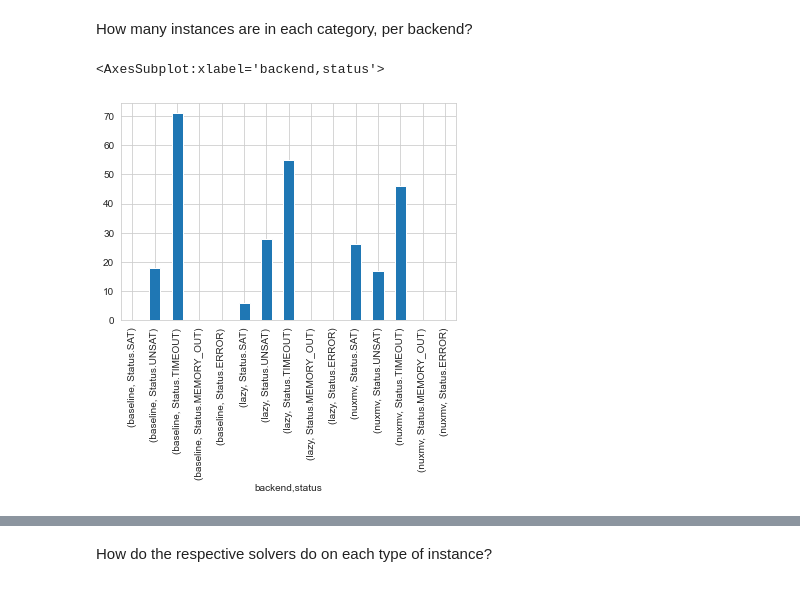
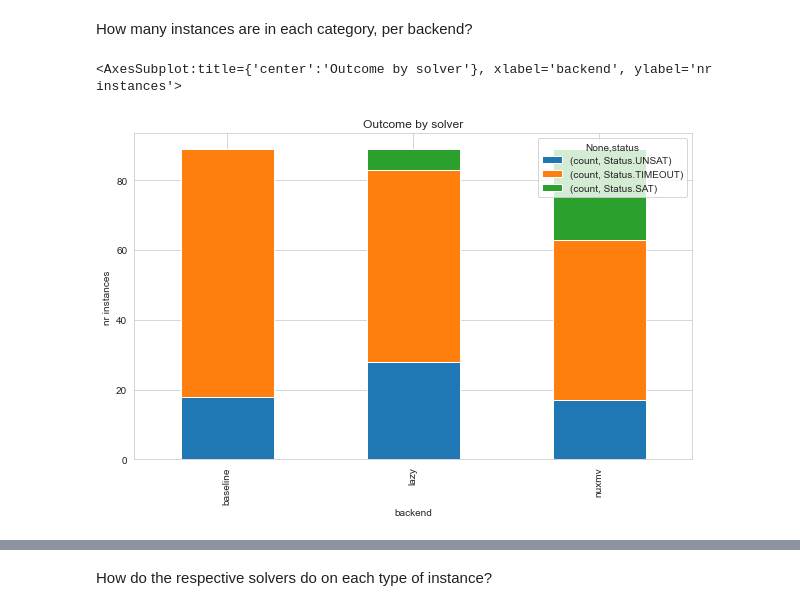
Before and after one commit to amandasystems/catra, a Jupyter notebook: experiments/Analysis.ipynb, the cells around one changed output, grey strips where cells are left out. Saved outputs shown, nothing was run; the diff lists cells and outputs as text; code cells hidden in the pictures.

Commit message:
Runtime analysis, script fix

```diff
--- a/experiments/Analysis.ipynb
+++ b/experiments/Analysis.ipynb
@@ -166,7 +176,14 @@ runtimes['status'] = runtimes['status'].cat.set_categories(
 # %% [markdown]
 How many instances are in each category, per backend?
 # %%
-runtimes.groupby(['backend', 'status']).size().plot.bar()
+runtime_by_status = runtimes.groupby(['backend', 'status']).size().reset_index()
+runtime_by_status = runtime_by_status[runtime_by_status[0] > 0]
+runtime_by_status.rename(columns = {0: 'count'}, inplace = True)
+runtime_by_status = runtime_by_status.set_index(['backend', 'status'])
+runtime_by_status.unstack().plot.bar(figsize=(10,6),
+                                     stacked=True,
+                                     ylabel="nr instances",
+                                     title="Outcome by solver")
 # %% [output]
-<AxesSubplot:xlabel='backend,status'>
+<AxesSubplot:title={'center':'Outcome by solver'}, xlabel='backend', ylabel='nr instances'>
-[figure, old version]
+[figure, new version]
```
Also changed, not shown: parts of 16 cells of this notebook, 2 other files.
